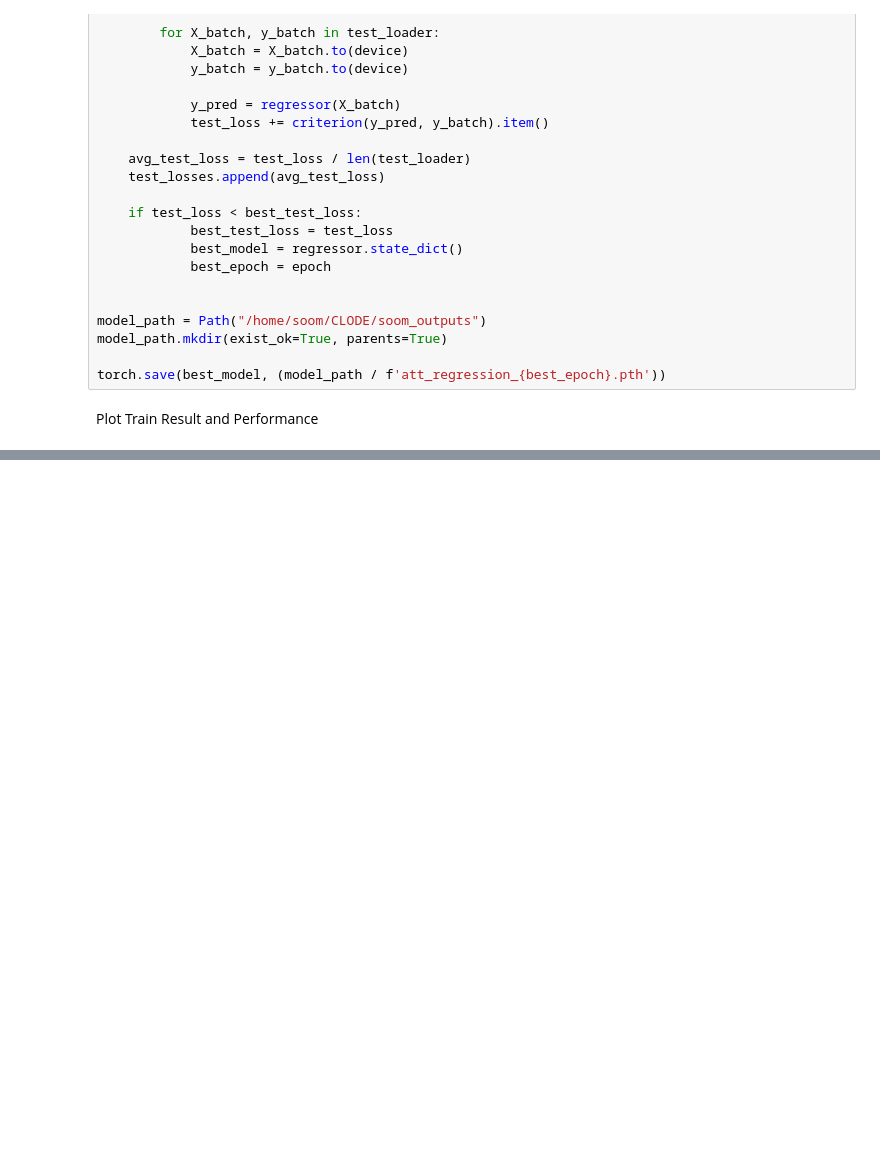
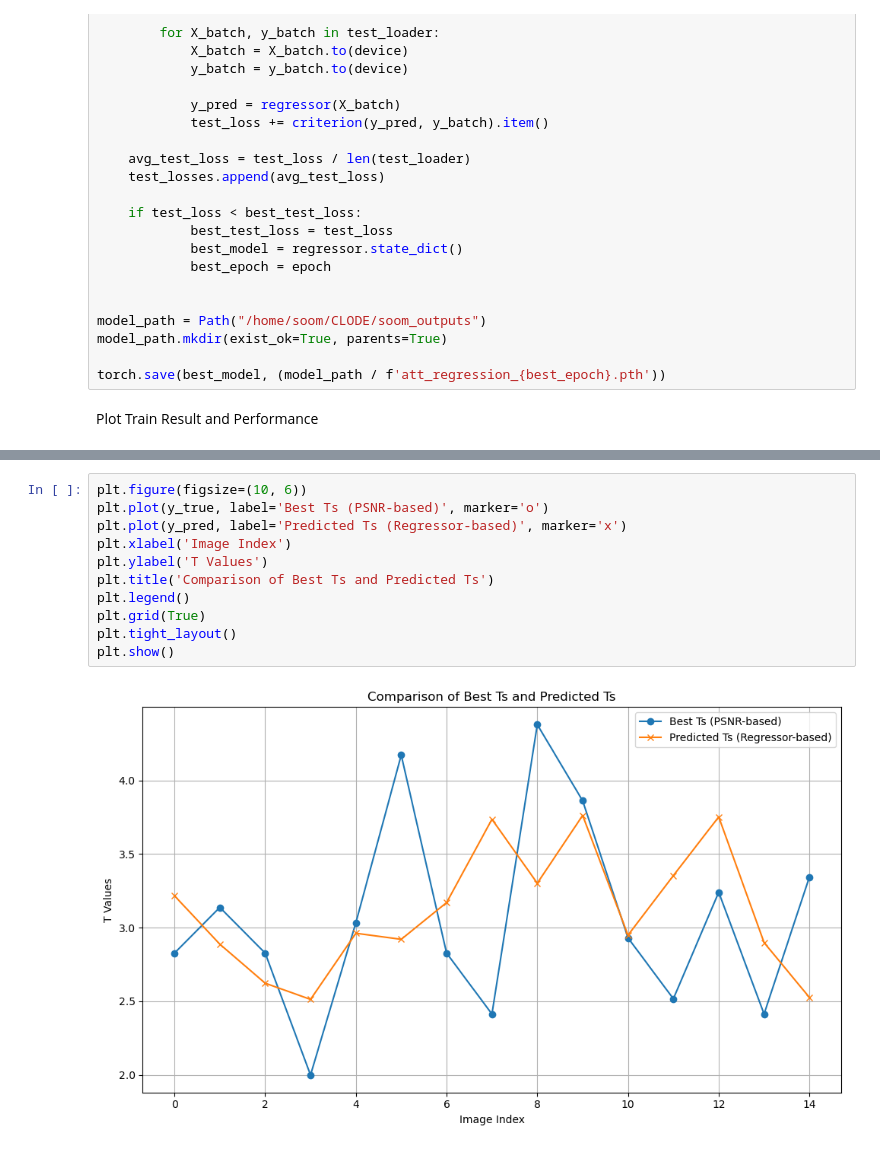
Before and after one commit to dgjung0220/CLODE, a Jupyter notebook: MLP_regression_with_error.ipynb, the cells around one changed output, grey strips where cells are left out. Cells and saved outputs as stored; diff of their text form; blank space fills up the shorter version.

```diff
--- a/MLP_regression_with_error.ipynb
+++ b/MLP_regression_with_error.ipynb
@@ -244,0 +382,13 @@ MAE: 0.5947, RMSE: 0.7591
+# %%
+plt.figure(figsize=(10, 6))
+plt.plot(y_true, label='Best Ts (PSNR-based)', marker='o')
+plt.plot(y_pred, label='Predicted Ts (Regressor-based)', marker='x')
+plt.xlabel('Image Index')
+plt.ylabel('T Values')
+plt.title('Comparison of Best Ts and Predicted Ts')
+plt.legend()
+plt.grid(True)
+plt.tight_layout()
+plt.show()
+# %% [output]
+[figure, added]
```
Also changed, not shown: parts of 16 cells of this notebook.
